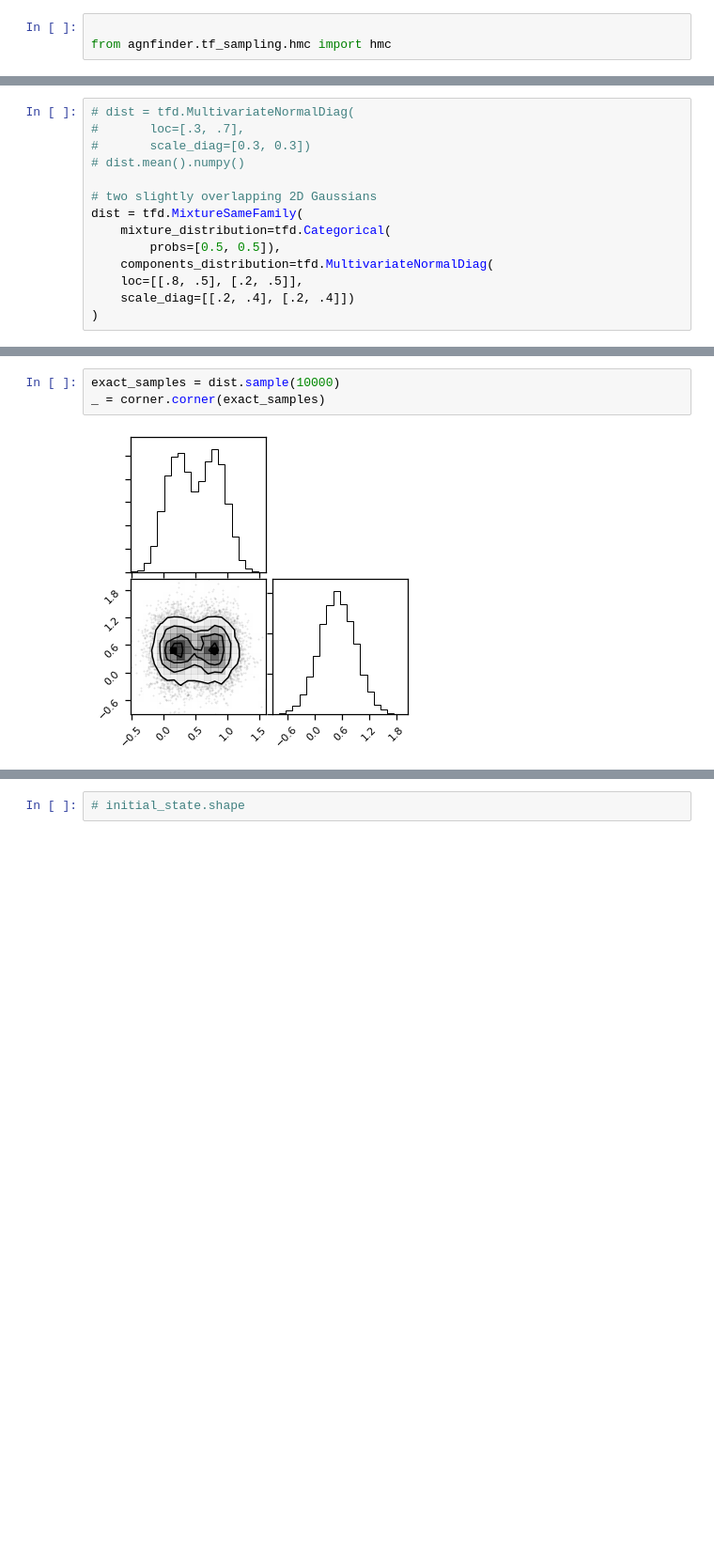
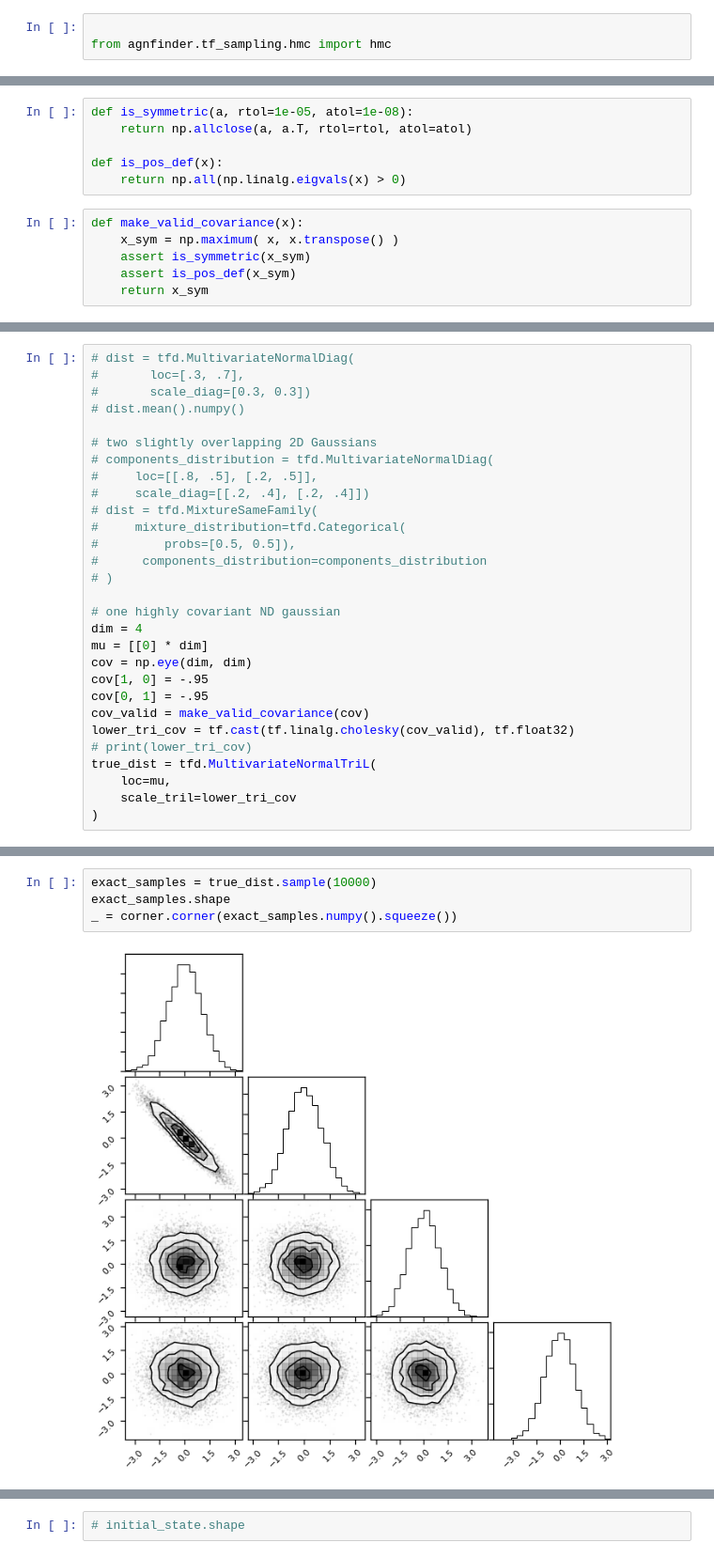
Before and after one commit to mwalmsley/agnfinder, a Jupyter notebook: notebooks/inference/basic_hmc_test.ipynb, the cells around one changed output, grey strips where cells are left out. Shown at 94% size. Saved outputs shown, nothing was run; the diff lists cells and outputs as text; blank space fills up the shorter version.

```diff
--- a/notebooks/inference/basic_hmc_test.ipynb
+++ b/notebooks/inference/basic_hmc_test.ipynb
@@ -25,0 +27,12 @@ tfd = tfp.distributions
+# %%
+def is_symmetric(a, rtol=1e-05, atol=1e-08):
+    return np.allclose(a, a.T, rtol=rtol, atol=atol)
+
+def is_pos_def(x):
+    return np.all(np.linalg.eigvals(x) > 0)
+# %%
+def make_valid_covariance(x):
+    x_sym = np.maximum( x, x.transpose() )
+    assert is_symmetric(x_sym)
+    assert is_pos_def(x_sym)
+    return x_sym
@@ -30,10 +45,25 @@ tfd = tfp.distributions
 # dist.mean().numpy()
 
 # two slightly overlapping 2D Gaussians
-dist = tfd.MixtureSameFamily(
-    mixture_distribution=tfd.Categorical(
-        probs=[0.5, 0.5]),
-    components_distribution=tfd.MultivariateNormalDiag(
-    loc=[[.8, .5], [.2, .5]],
-    scale_diag=[[.2, .4], [.2, .4]])
+# components_distribution = tfd.MultivariateNormalDiag(
+#     loc=[[.8, .5], [.2, .5]],
+#     scale_diag=[[.2, .4], [.2, .4]])
+# dist = tfd.MixtureSameFamily(
+#     mixture_distribution=tfd.Categorical(
+#         probs=[0.5, 0.5]),
+#      components_distribution=components_distribution
+# )
+
+# one highly covariant ND gaussian
+dim = 4
+mu = [[0] * dim]
+cov = np.eye(dim, dim)
+cov[1, 0] = -.95
+cov[0, 1] = -.95
+cov_valid = make_valid_covariance(cov)
+lower_tri_cov = tf.cast(tf.linalg.cholesky(cov_valid), tf.float32)
+# print(lower_tri_cov)
+true_dist = tfd.MultivariateNormalTriL(
+    loc=mu,
+    scale_tril=lower_tri_cov
 )
@@ -56,5 +74,6 @@ array([0.525205  , 0.64501256, 0.5750485 , 0.76779926, 0.59899855,
 # %%
-exact_samples = dist.sample(10000)
-_ = corner.corner(exact_samples)
+exact_samples = true_dist.sample(10000)
+exact_samples.shape
+_ = corner.corner(exact_samples.numpy().squeeze())
 # %% [output]
-[figure, old version]
+[figure, new version]
```
Also changed, not shown: parts of 66 cells of this notebook, 6 other files.
